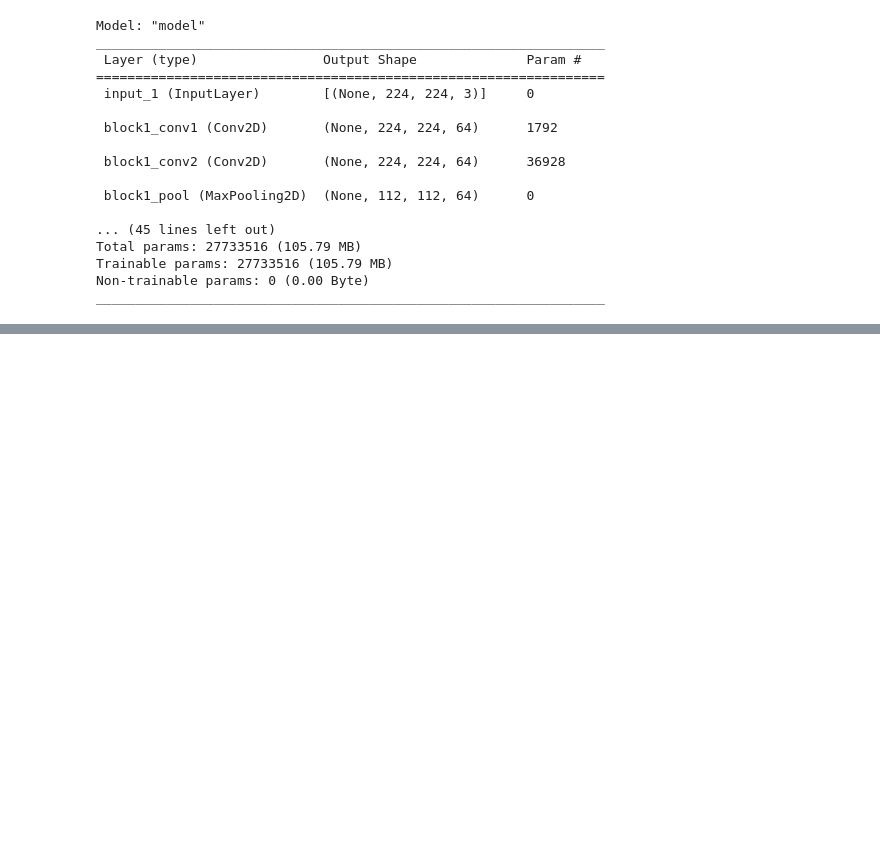
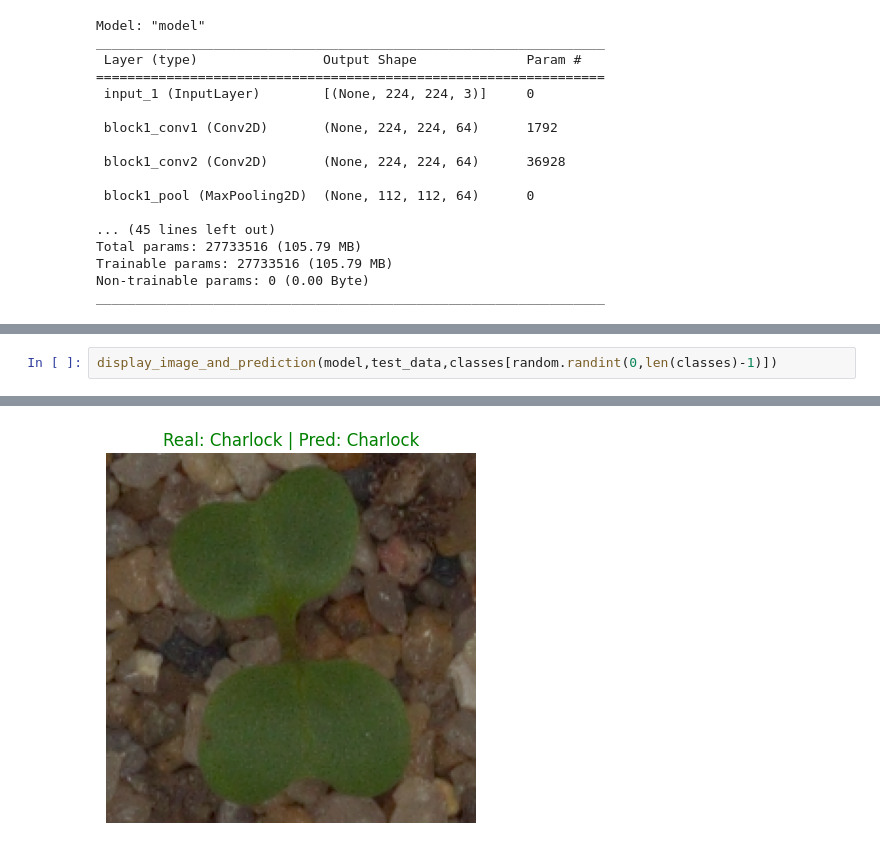
Before and after one commit to Kamalesh1512/Image_classification, a Jupyter notebook: Notebook/plant-seedling-classification-image-classification.ipynb, the cells around one changed output, grey strips where cells are left out. Saved outputs shown, nothing was run; the diff lists cells and outputs as text; blank space fills up the shorter version.

```diff
--- a/Notebook/plant-seedling-classification-image-classification.ipynb
+++ b/Notebook/plant-seedling-classification-image-classification.ipynb
@@ -250,0 +297,3 @@ array([[2.9261652e-01, 5.9232661e-06, 8.3472725e-04, ..., 7.0891445e-05,
+# %%
+display_image_and_prediction(model,test_data,classes[random.randint(0,len(classes)-1)])
+# %% [output]
@@ -250,0 +301 @@ array([[2.9261652e-01, 5.9232661e-06, 8.3472725e-04, ..., 7.0891445e-05,
+[figure, added]
```
Also changed, not shown: parts of 15 cells of this notebook.
